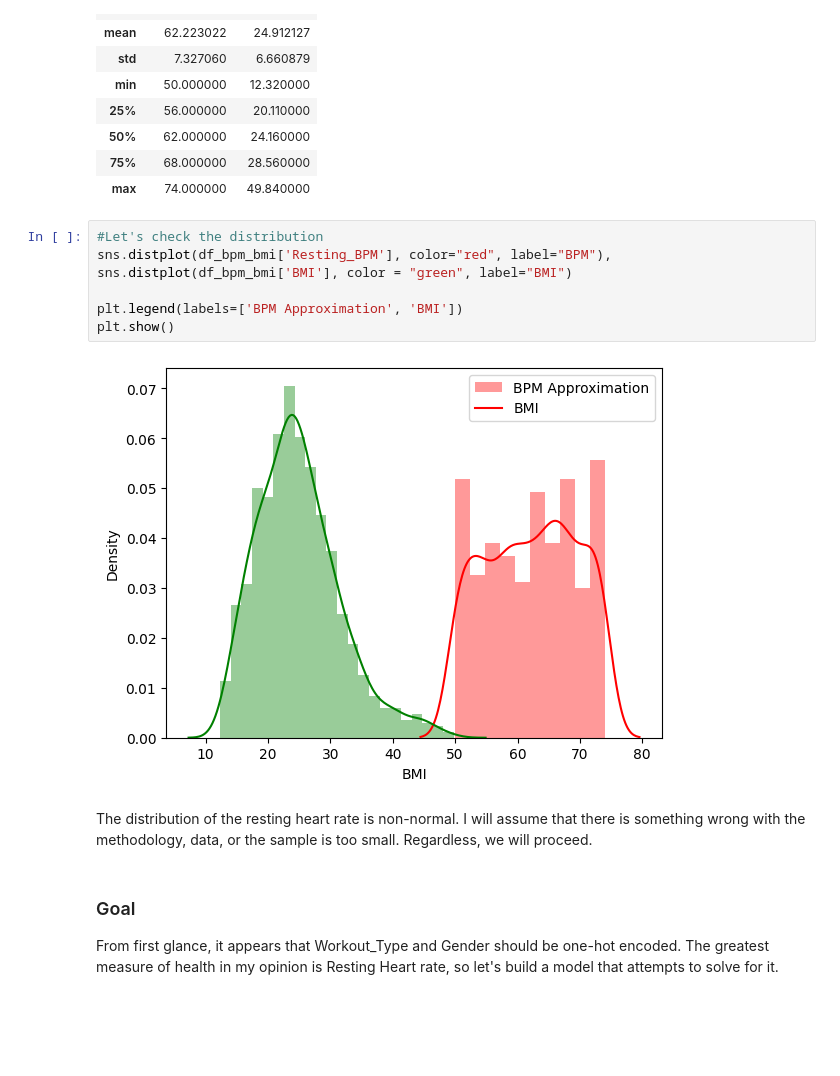
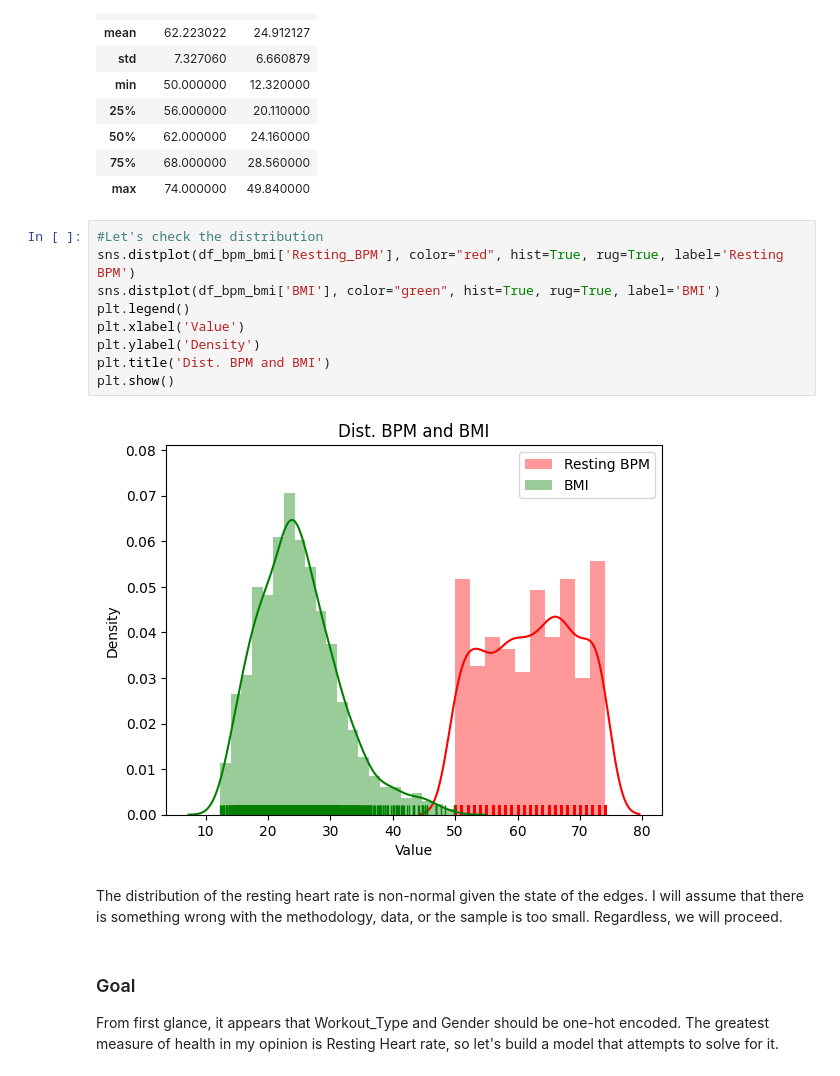
Before and after one commit to kklimov1/AngularSparkDataScienceProject, a Jupyter notebook: healthAnalysis.ipynb, the cells around one changed output. Saved outputs shown, nothing was run; the diff lists cells and outputs as text; blank space fills up the shorter version.

```diff
--- a/healthAnalysis.ipynb
+++ b/healthAnalysis.ipynb
@@ -108,14 +108,17 @@ df_bpm_bmi.describe()
 | max | 74.000000 | 49.840000 |
 # %%
 #Let's check the distribution
-sns.distplot(df_bpm_bmi['Resting_BPM'], color="red", label="BPM"), sns.distplot(df_bpm_bmi['BMI'], color = "green", label="BMI")
-
-plt.legend(labels=['BPM Approximation', 'BMI'])
+sns.distplot(df_bpm_bmi['Resting_BPM'], color="red", hist=True, rug=True, label='Resting BPM')
+sns.distplot(df_bpm_bmi['BMI'], color="green", hist=True, rug=True, label='BMI')
+plt.legend()
+plt.xlabel('Value')
+plt.ylabel('Density')
+plt.title('Dist. BPM and BMI')
 plt.show()
 # %% [output]
-[figure, old version]
+[figure, new version]
 # %% [markdown]
-The distribution of the resting heart rate is non-normal. I will assume that there is something wrong with the methodology, data, or the sample is too small. Regardless, we will proceed.
+The distribution of the resting heart rate is non-normal given the state of the edges. I will assume that there is something wrong with the methodology, data, or the sample is too small. Regardless, we will proceed.
 # %% [markdown]
 ### Goal
 From first glance, it appears that Workout_Type and Gender should be one-hot encoded.
```
